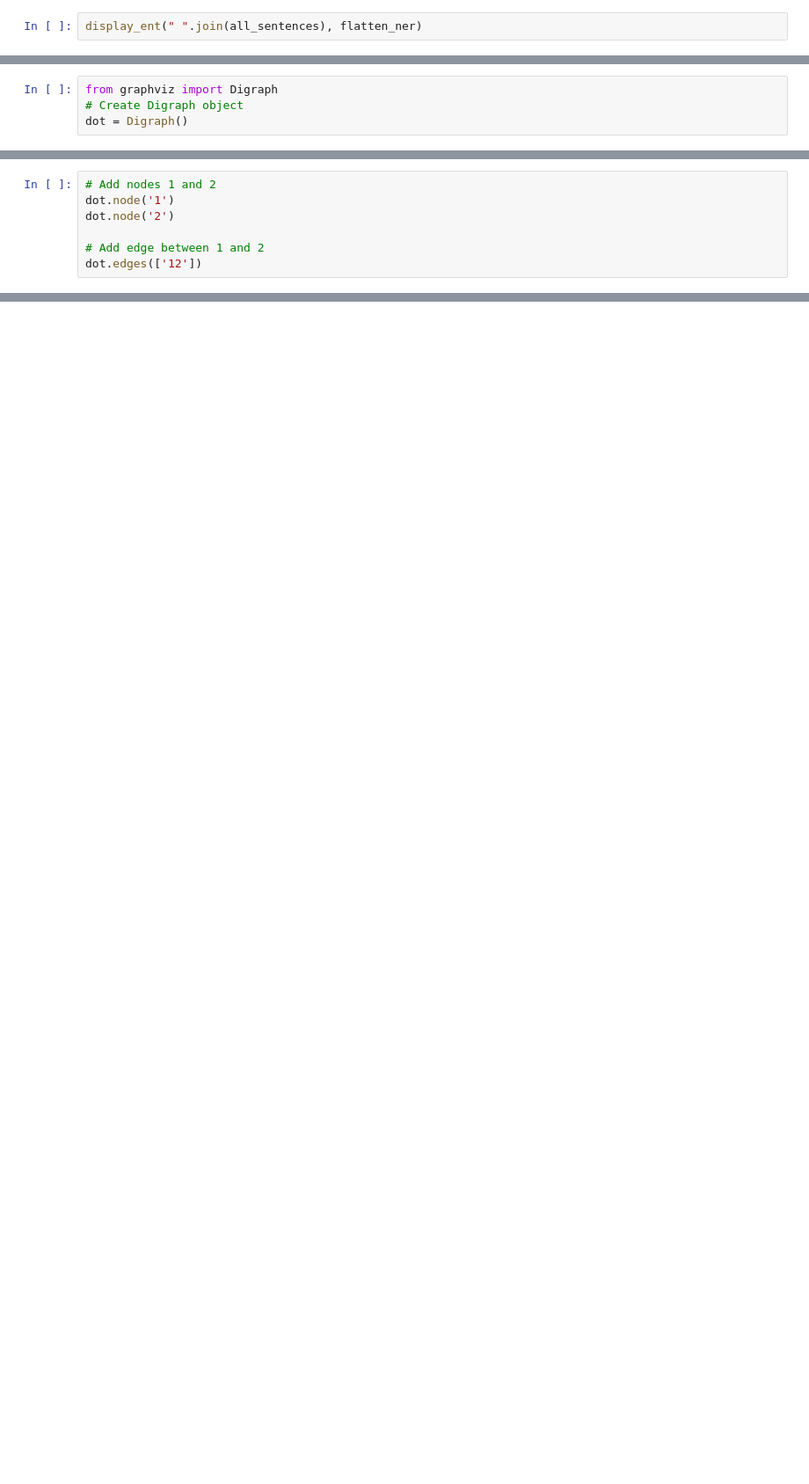
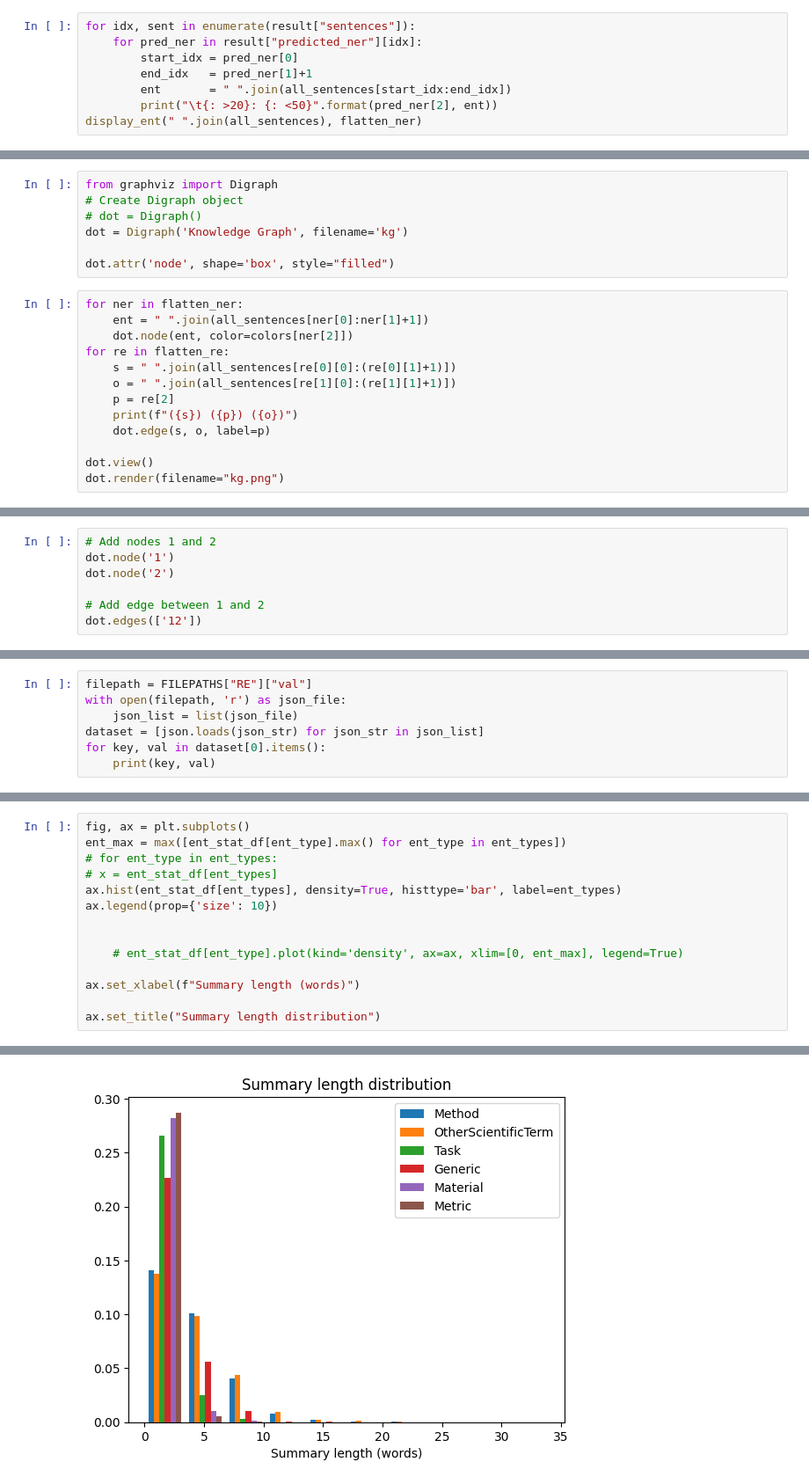
Before and after one commit to Thetang-145/My_Thesis_Playground, a Jupyter notebook: PL-Marker/_visualizeTriple.ipynb, the cells around one changed output, grey strips where cells are left out. Shown at 88% size. Saved outputs shown, nothing was run; the diff lists cells and outputs as text; blank space fills up the shorter version.

Commit message:
add statistic visuallization

```diff
--- a/PL-Marker/_visualizeTriple.ipynb
+++ b/PL-Marker/_visualizeTriple.ipynb
@@ -164,3 +164,9 @@ for i in result["predicted_re"]:
 # %%
+for idx, sent in enumerate(result["sentences"]):
+    for pred_ner in result["predicted_ner"][idx]:
+        start_idx = pred_ner[0]
+        end_idx   = pred_ner[1]+1
+        ent       = " ".join(all_sentences[start_idx:end_idx])
+        print("\t{: >20}: {: <50}".format(pred_ner[2], ent))
 display_ent(" ".join(all_sentences), flatten_ner)
 # %% [output]
@@ -168,4 +189,20 @@ The paper proposed a differentially private training algorithm Method for federa
 # %%
 from graphviz import Digraph
 # Create Digraph object
-dot = Digraph()
+# dot = Digraph()
+dot = Digraph('Knowledge Graph', filename='kg')
+
+dot.attr('node', shape='box', style="filled")
+# %%
+for ner in flatten_ner:
+    ent = " ".join(all_sentences[ner[0]:ner[1]+1])
+    dot.node(ent, color=colors[ner[2]])
+for re in flatten_re:
+    s = " ".join(all_sentences[re[0][0]:(re[0][1]+1)])
+    o = " ".join(all_sentences[re[1][0]:(re[1][1]+1)])
+    p = re[2]
+    print(f"({s}) ({p}) ({o})")
+    dot.edge(s, o, label=p)
+
+dot.view()
+dot.render(filename="kg.png")
@@ -205,0 +232,7 @@ f.edge('LR_8', 'LR_5', label='S(a)')
+# %%
+filepath = FILEPATHS["RE"]["val"]
+with open(filepath, 'r') as json_file:
+    json_list = list(json_file)
+dataset = [json.loads(json_str) for json_str in json_list]
+for key, val in dataset[0].items():
+    print(key, val)
@@ -205,0 +312,15 @@ f.edge('LR_8', 'LR_5', label='S(a)')
+# %%
+fig, ax = plt.subplots()
+ent_max = max([ent_stat_df[ent_type].max() for ent_type in ent_types])
+# for ent_type in ent_types:
+# x = ent_stat_df[ent_types]
+ax.hist(ent_stat_df[ent_types], density=True, histtype='bar', label=ent_types)
+ax.legend(prop={'size': 10})
+
+
+    # ent_stat_df[ent_type].plot(kind='density', ax=ax, xlim=[0, ent_max], legend=True)
+
+ax.set_xlabel(f"Summary length (words)")
+
+ax.set_title("Summary length distribution")
+# %% [output]
@@ -205,0 +328 @@ f.edge('LR_8', 'LR_5', label='S(a)')
+[figure, added]
```
Also changed, not shown: parts of 14 cells of this notebook, 1 other file.
